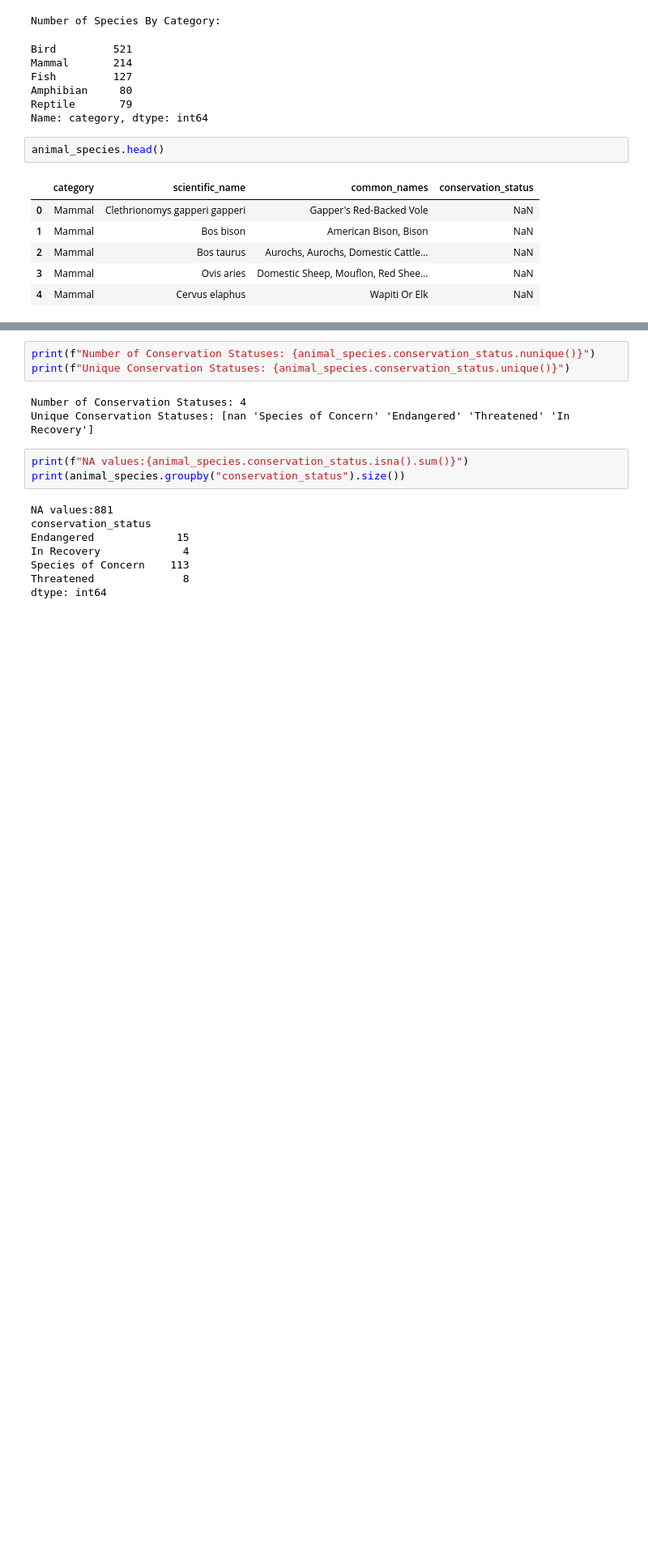
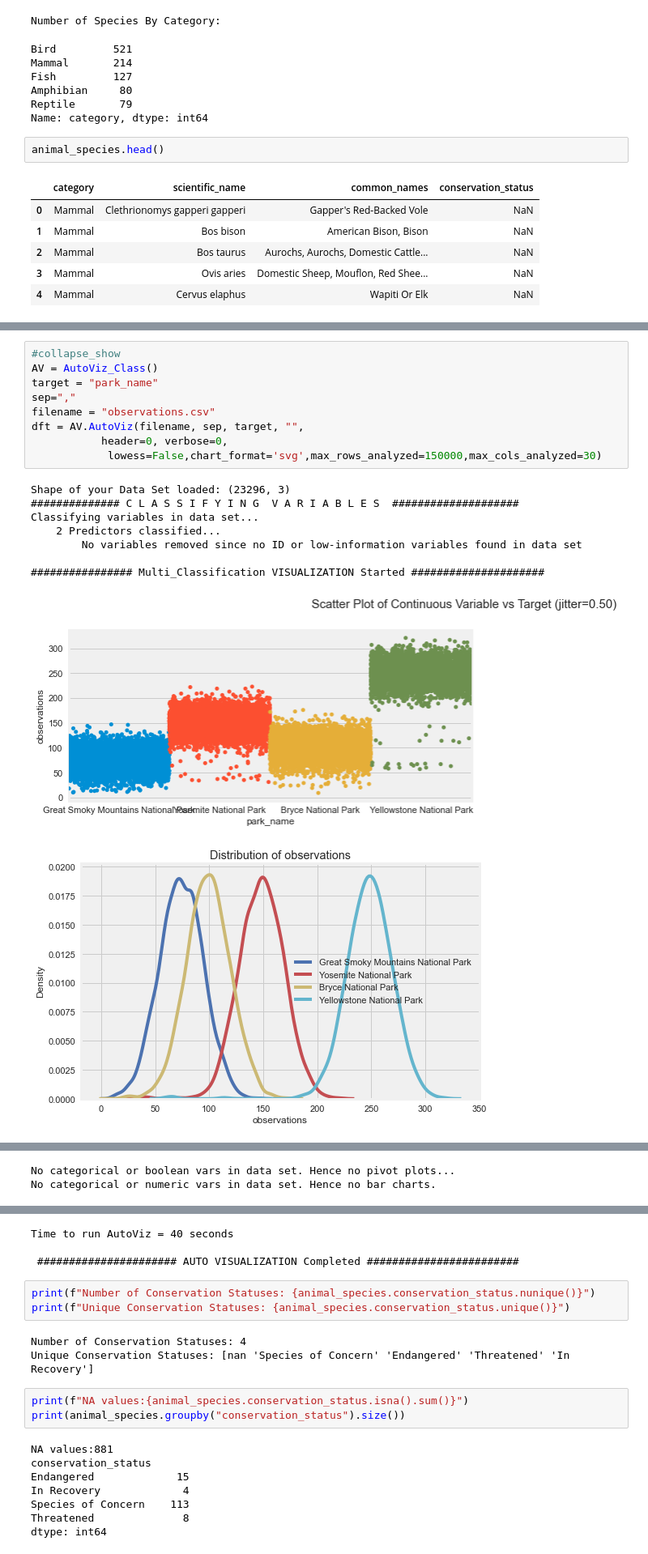
Before and after one commit to ShaunRoecker/Portfolio, a Jupyter notebook: _notebooks/Portfolio(EDA1).ipynb, the cells around one changed output, grey strips where cells are left out. Shown at 81% size. Saved outputs shown, nothing was run; the diff lists cells and outputs as text; blank space fills up the shorter version.

```diff
--- a/_notebooks/Portfolio(EDA1).ipynb
+++ b/_notebooks/Portfolio(EDA1).ipynb
@@ -109,0 +118,19 @@ animal_species.head()
+# %%
+#collapse_show
+AV = AutoViz_Class()
+target = "park_name"
+sep=","
+filename = "observations.csv"
+dft = AV.AutoViz(filename, sep, target, "",
+           header=0, verbose=0,
+            lowess=False,chart_format='svg',max_rows_analyzed=150000,max_cols_analyzed=30)
+# %% [output]
+Shape of your Data Set loaded: (23296, 3)
+############## C L A S S I F Y I N G  V A R I A B L E S  ####################
+Classifying variables in data set...
+    2 Predictors classified...
+        No variables removed since no ID or low-information variables found in data set
+
+################ Multi_Classification VISUALIZATION Started #####################
+[figure, added]
+[figure, added]
@@ -109,0 +139,2 @@ animal_species.head()
+No categorical or boolean vars in data set. Hence no pivot plots...
+No categorical or numeric vars in data set. Hence no bar charts.
@@ -110,3 +142,6 @@ animal_species.head()
+Time to run AutoViz = 40 seconds
+
+ ###################### AUTO VISUALIZATION Completed ########################
 # %%
 print(f"Number of Conservation Statuses: {animal_species.conservation_status.nunique()}")
 print(f"Unique Conservation Statuses: {animal_species.conservation_status.unique()}")
```
Also changed, not shown: parts of 4 cells of this notebook.
